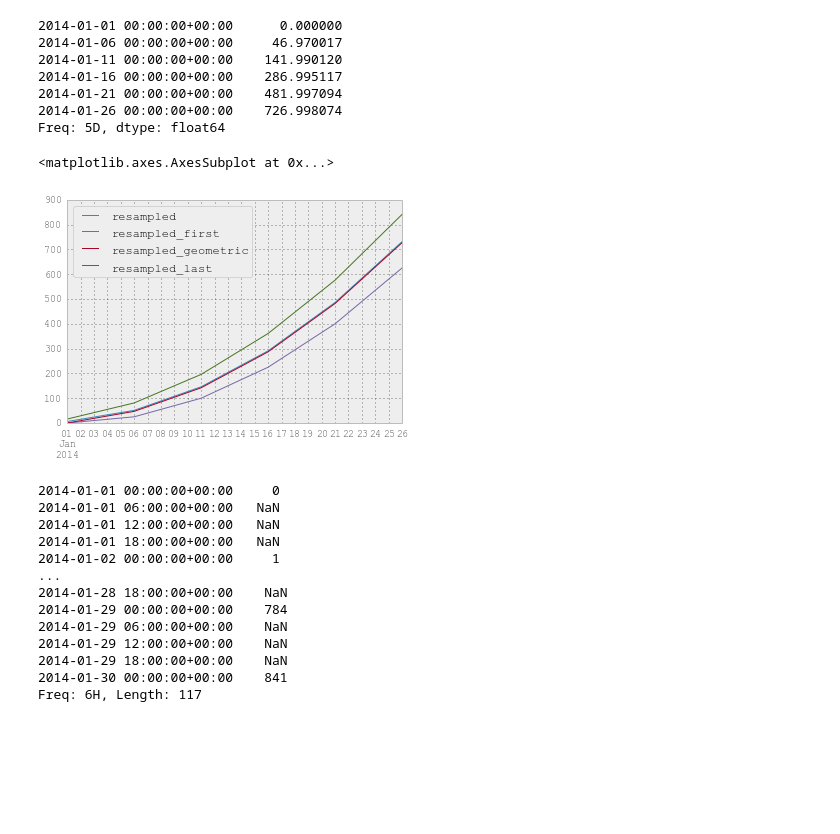
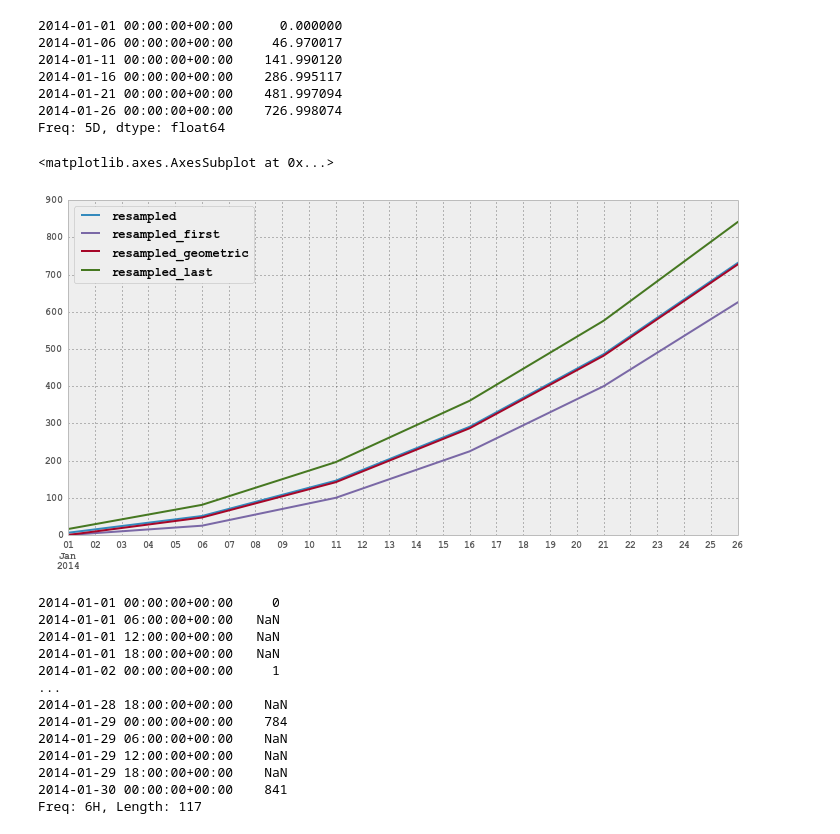
Before and after one commit to ssanderson/notebooks, a Jupyter notebook: quanto/Quantopian_Meetup_Pandas.ipynb, the cells around one changed output. Drawn from its saved outputs; the diff is of its cells as text; code cells hidden in the pictures; blank space fills up the shorter version.

```diff
--- a/quanto/Quantopian_Meetup_Pandas.ipynb
+++ b/quanto/Quantopian_Meetup_Pandas.ipynb
@@ -19,2 +29,13 @@ structures.
+# %%
+import pandas as pd
+import numpy as np
+import matplotlib.pyplot as plt
+randn = np.random.randn
+
+pd.set_option('display.mpl_style', 'default')
+pd.set_option('display.max_rows', 15)
+
+# Make a default figure size for later use.
+DEFAULT_FIGSIZE = (12, 6)
 # %% [markdown]
 # `Series`
@@ -423,15 +596,15 @@ Freq: 5D, dtype: float64
 # %%
 pd.DataFrame(
     {
         "resampled": resampled,
         "resampled_first": resampled_first,
         "resampled_last": resampled_last,
         "resampled_geometric": resampled_geometric,
     }
-).plot()
+).plot(linewidth=2, figsize=DEFAULT_FIGSIZE)
 # %% [output]
 <matplotlib.axes.AxesSubplot at 0x...>
-[figure, old version]
+[figure, new version]
 # %%
 # Upsampling creates missing data, which is represented by numpy.nan.
 ts.resample('6H')
```
Also changed, not shown: parts of 70 cells of this notebook, 7 other files.
